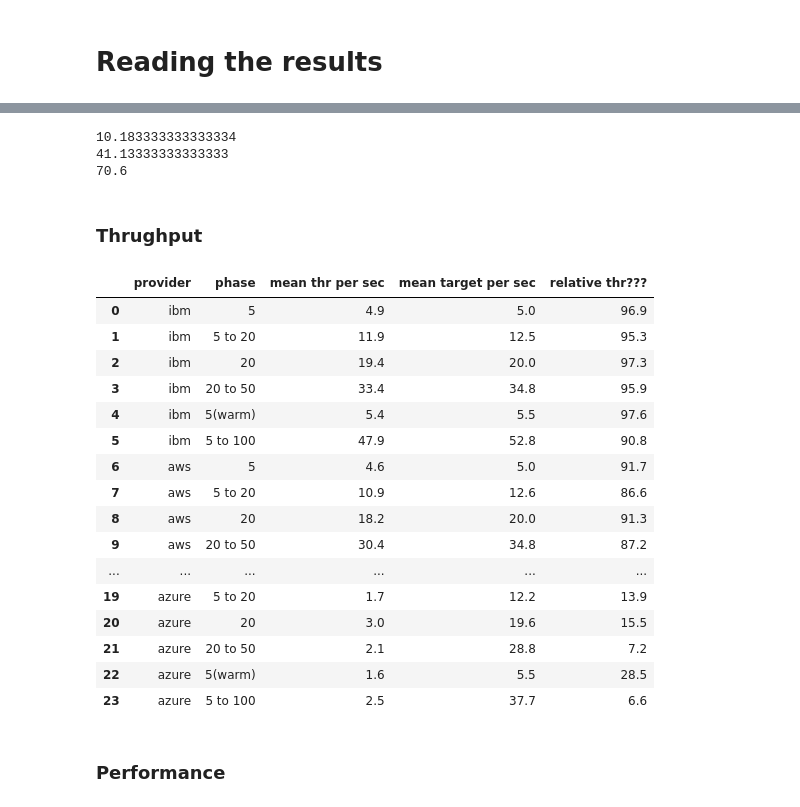
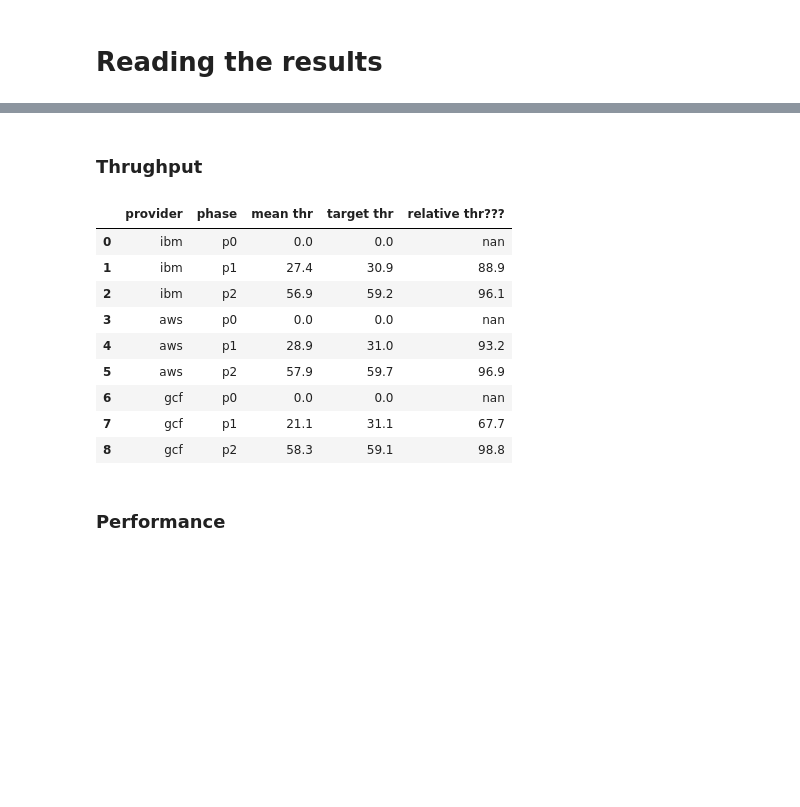
Before and after one commit to tawalaya/FaaSElasticityEngineering, a Jupyter notebook: Analysis.ipynb, the cells around one changed output, grey strips where cells are left out. Cells and saved outputs as stored; diff of their text form; code cells hidden in the pictures; blank space fills up the shorter version.

```diff
--- a/Analysis.ipynb
+++ b/Analysis.ipynb
@@ -52,10 +52,10 @@ labels = {
 # Reading the results
 # %%
 #config
-experiment_name = "test_m3"
-providers = ["ibm","aws", "gcf", "azure"]
-num_repetitions = 5
-configs = ["0,0,1","0,0,2","0,0,0.5","60,60,1","60,60,2","60,60,0.5"]
+experiment_name = "test"
+providers = ["ibm","aws", "gcf" ]#, "azure"]
+num_repetitions = 1
+configs = ["0,0,1"]#,"0,0,2","0,0,0.5","60,60,1","60,60,2","60,60,0.5"]
 experiment_phase_labels = ['p0', 'p1', 'p2']
 # %%
 
@@ -71,7 +71,10 @@ for config in configs:
                 df['run'] = run
                 df['config'] = config
 
+
                 startTime = df['requestTime'].min()
+                if config[0] == "0":
+                    startTime-=experiment_phase_length
                 df['m1'] = df['requestTime']-startTime
                 df['m2'] = df['executionStartTime']-startTime
                 df['m3'] = df['executionEndTime']-startTime
@@ -146,52 +118,37 @@ df.groupby('m1_')['m1_'].count().plot()
-# %%
-print(df[df['m1_'].between(0,60)]['m1_'].count()/60)
-print(df[df['m1_'].between(60,120)]['m1_'].count()/60)
-print(df[df['m1_'].between(120,180)]['m1_'].count()/60)
-# %% [output]
-10.183333333333334
-41.13333333333333
-70.6
 # %% [markdown]
 ### Thrughput
 # %%
-phase_time = {'5':60000, '5 to 20':120000, '20':180000, '20 to 50':240000, '5(warm)':300000,'5 to 100':360000}
+phase_time = {'p0':60000, 'p1':120000, 'p2':180000}
 rows=["provider","phase","mean thr","target thr","relative thr???"]
 colm = []
 provider="gcf"
 run = 2
 for provider in providers:
     data = all[all['provider'] == provider]
     data = data[data['failed'] == False]
 #     data = data[data["run"]==2]
     for phase in experiment_phase_labels:
         window = data[data["label"]==phase]
         lastSendInPhase=phase_time[phase]
         thr_mean = window[window['m4'] < lastSendInPhase]["m4"].count()/60.0/num_repetitions
         thr_target = window['m1'].count()/60.0/num_repetitions
         colm.append([provider,phase,"%.1f" %thr_mean,"%.1f" %thr_target,"%.1f" %((thr_mean*100)/thr_target)])
 
 thr_qualities = pd.DataFrame(colm,columns=rows)
 with open('./thr_per_phase.csv',"w") as f:
     f.write(thr_qualities.to_csv())
 thr_qualities
 # %% [output]
-|  | provider | phase | mean thr per sec | mean target per sec | relative thr??? |
-| 0 | ibm | 5 | 4.9 | 5.0 | 96.9 |
-| 1 | ibm | 5 to 20 | 11.9 | 12.5 | 95.3 |
-| 2 | ibm | 20 | 19.4 | 20.0 | 97.3 |
-| 3 | ibm | 20 to 50 | 33.4 | 34.8 | 95.9 |
-| 4 | ibm | 5(warm) | 5.4 | 5.5 | 97.6 |
-| 5 | ibm | 5 to 100 | 47.9 | 52.8 | 90.8 |
-| 6 | aws | 5 | 4.6 | 5.0 | 91.7 |
-| 7 | aws | 5 to 20 | 10.9 | 12.6 | 86.6 |
-| 8 | aws | 20 | 18.2 | 20.0 | 91.3 |
-| 9 | aws | 20 to 50 | 30.4 | 34.8 | 87.2 |
-| ... | ... | ... | ... | ... | ... |
-| 19 | azure | 5 to 20 | 1.7 | 12.2 | 13.9 |
-| 20 | azure | 20 | 3.0 | 19.6 | 15.5 |
-| 21 | azure | 20 to 50 | 2.1 | 28.8 | 7.2 |
-| 22 | azure | 5(warm) | 1.6 | 5.5 | 28.5 |
-| 23 | azure | 5 to 100 | 2.5 | 37.7 | 6.6 |
+|  | provider | phase | mean thr | target thr | relative thr??? |
+| 0 | ibm | p0 | 0.0 | 0.0 | nan |
+| 1 | ibm | p1 | 27.4 | 30.9 | 88.9 |
+| 2 | ibm | p2 | 56.9 | 59.2 | 96.1 |
+| 3 | aws | p0 | 0.0 | 0.0 | nan |
+| 4 | aws | p1 | 28.9 | 31.0 | 93.2 |
+| 5 | aws | p2 | 57.9 | 59.7 | 96.9 |
+| 6 | gcf | p0 | 0.0 | 0.0 | nan |
+| 7 | gcf | p1 | 21.1 | 31.1 | 67.7 |
+| 8 | gcf | p2 | 58.3 | 59.1 | 98.8 |
 # %% [markdown]
 ### Performance
 # %%
```
Also changed, not shown: parts of 11 cells of this notebook, 30 other files.
